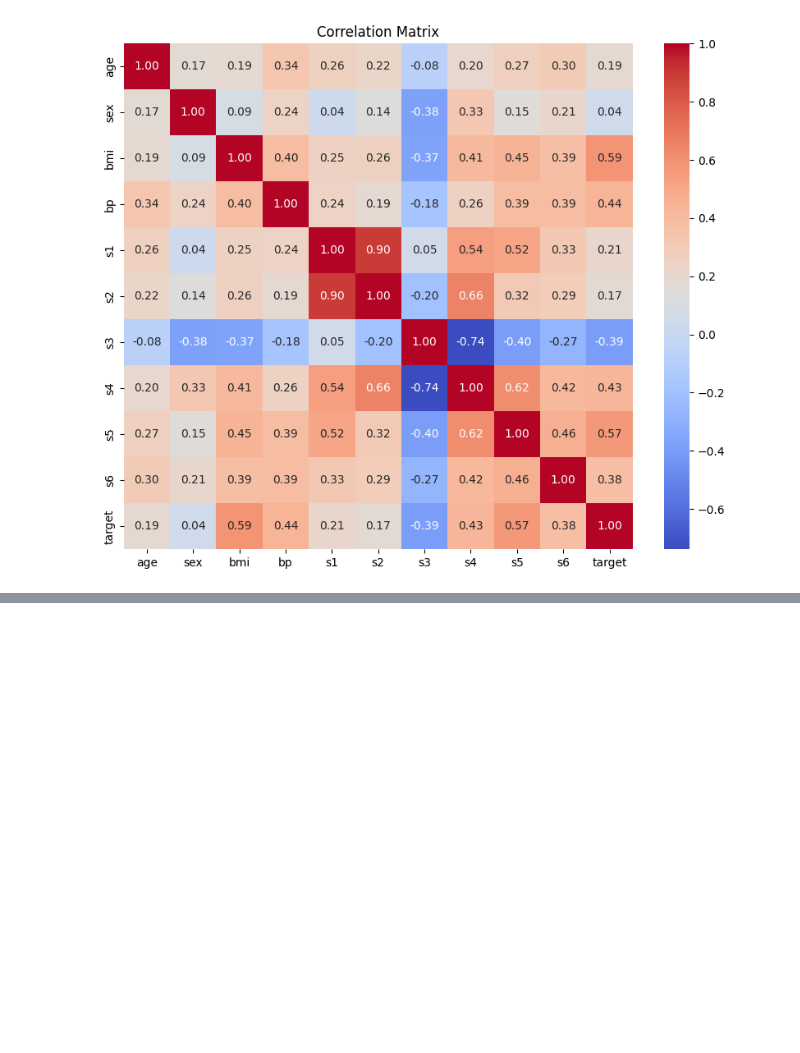
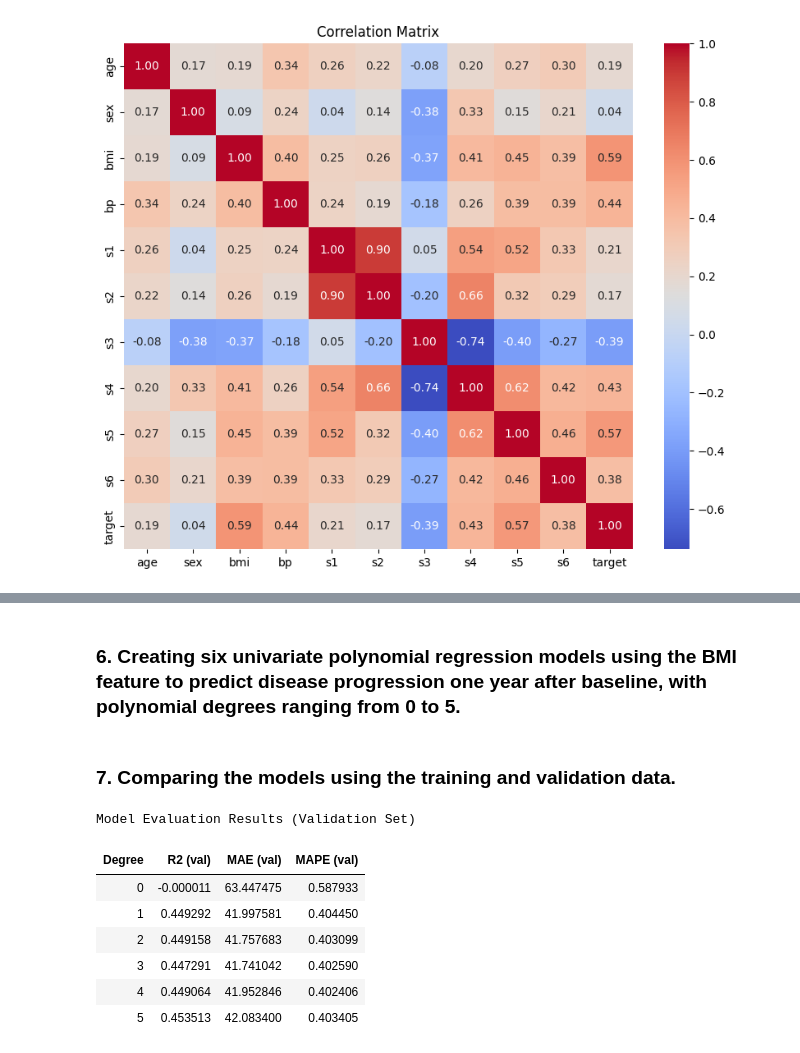
Before and after one commit to HaysamAmin/MLframework, a Jupyter notebook: Lab2/Lab2.ipynb, the cells around one changed output, grey strips where cells are left out. Cells and saved outputs as stored; diff of their text form; code cells hidden in the pictures; blank space fills up the shorter version.

Commit message:
Modeling

```diff
--- a/Lab2/Lab2.ipynb
+++ b/Lab2/Lab2.ipynb
@@ -201,0 +272,57 @@ plt.show()
+# %% [markdown]
+### 6. Creating six univariate polynomial regression models using the BMI feature to predict disease progression one year after baseline, with polynomial degrees ranging from 0 to 5.
+# %%
+
+# Use only the 'bmi' feature
+X_train_bmi = X_train[['bmi']] # selecting 75% of the bmi feature from the training set
+X_val_bmi = X_val[['bmi']]     # selecting 10% of the bmi feature from the validation set
+X_test_bmi = X_test[['bmi']]   # selecting 15% of the bmi feature from the test set
+
+# Store results
+results = []
+
+# Loop through polynomial degrees 0 to 5
+for degree in range(6):
+    # Generate polynomial features
+    poly = PolynomialFeatures(degree = degree, include_bias=True)
+    X_train_poly = poly.fit_transform(X_train_bmi) # transforming the training set features into polynomial features
+    X_val_poly = poly.transform(X_val_bmi) # transforming the validation set features into polynomial features
+
+    # Train the model
+    model = LinearRegression() # creating a linear regression model
+    model.fit(X_train_poly, y_train) # fitting the model to the training set
+
+    # Predict on training and validation sets
+    y_train_pred = model.predict(X_train_poly) # predicting the target variable for the training set
+    y_val_pred = model.predict(X_val_poly)     # predicting the target variable for the validation set
+
+    # Evaluate performance
+    r2 = r2_score(y_val, y_val_pred)
+    mae = mean_absolute_error(y_val, y_val_pred)
+    mape = mean_absolute_percentage_error(y_val, y_val_pred)
+
+
+    # Store results
+    results.append({
+        'Degree': degree,
+        'R2 (val)': r2,
+        'MAE (val)': mae,
+        'MAPE (val)': mape,
+    })
+# %% [markdown]
+### 7. Comparing the models using the training and validation data.
+# %%
+# Create a DataFrame from the results list
+results_df = pd.DataFrame(results)
+
+# Display a clean, auto-styled table with no index
+results_df.style.hide(axis="index").set_caption("Model Evaluation Results (Validation Set)")
+# %% [output]
+Model Evaluation Results (Validation Set)
+| Degree | R2 (val) | MAE (val) | MAPE (val) |
+| 0 | -0.000011 | 63.447475 | 0.587933 |
+| 1 | 0.449292 | 41.997581 | 0.404450 |
+| 2 | 0.449158 | 41.757683 | 0.403099 |
+| 3 | 0.447291 | 41.741042 | 0.402590 |
+| 4 | 0.449064 | 41.952846 | 0.402406 |
+| 5 | 0.453513 | 42.083400 | 0.403405 |
```
Also changed, not shown: parts of 16 cells of this notebook.
